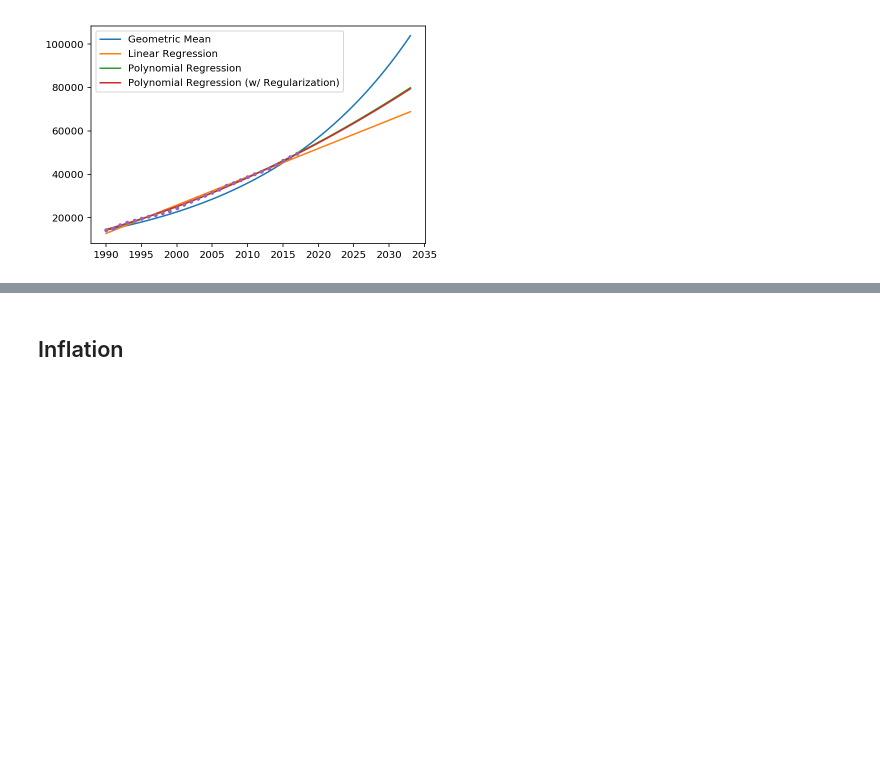
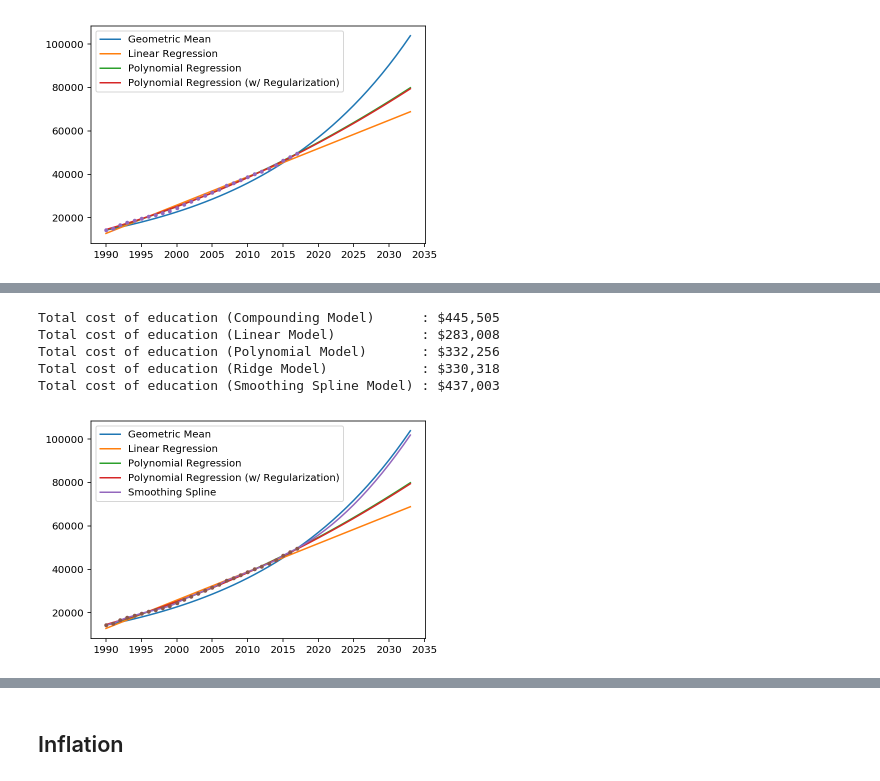
Before and after one commit to croach/blog, a Jupyter notebook: content/data_science_for_dads/Data Science for Dads (and Moms).ipynb, the cells around one changed output, grey strips where cells are left out. Drawn from its saved outputs; the diff is of its cells as text; code cells hidden in the pictures; blank space fills up the shorter version.

```diff
--- a/content/data_science_for_dads/Data Science for Dads (and Moms).ipynb
+++ b/content/data_science_for_dads/Data Science for Dads (and Moms).ipynb
@@ -640,0 +675,28 @@ Total cost of education (Ridge Model)      : $330,318
+# %%
+X_ = pd.date_range(str(historical_amts.index[0].year),
+                  str(YEAR_ENTERING_COLLEGE), freq='YS')
+y1 = [int(cm(y)) for y in X_.year]
+y2 = lm(X_.year)
+y3 = pm(X_.year)
+y4 = pmr.predict(X_.year.values.reshape(-1, 1))
+y5 = sm(X_.year)
+plt.plot(X_, y1, label='Geometric Mean')
+plt.plot(X_, y2, label='Linear Regression')
+plt.plot(X_, y3, label='Polynomial Regression')
+plt.plot(X_, y4, label='Polynomial Regression (w/ Regularization)')
+plt.plot(X_, y5, label='Smoothing Spline')
+plt.plot(historical_amts.index.values, historical_amts.tuition.values, '.')
+plt.legend()
+
+print('Total cost of education (Compounding Model)      : ${:,}'.format(total_cost_of_education_cm))
+print('Total cost of education (Linear Model)           : ${:,}'.format(total_cost_of_education_lm))
+print('Total cost of education (Polynomial Model)       : ${:,}'.format(total_cost_of_education_pm))
+print('Total cost of education (Ridge Model)            : ${:,}'.format(total_cost_of_education_pmr))
+print('Total cost of education (Smoothing Spline Model) : ${:,}'.format(total_cost_of_education_sm))
+# %% [output]
+Total cost of education (Compounding Model)      : $445,505
+Total cost of education (Linear Model)           : $283,008
+Total cost of education (Polynomial Model)       : $332,256
+Total cost of education (Ridge Model)            : $330,318
+Total cost of education (Smoothing Spline Model) : $437,003
+[figure, added]
```
Also changed, not shown: parts of 23 cells of this notebook.
